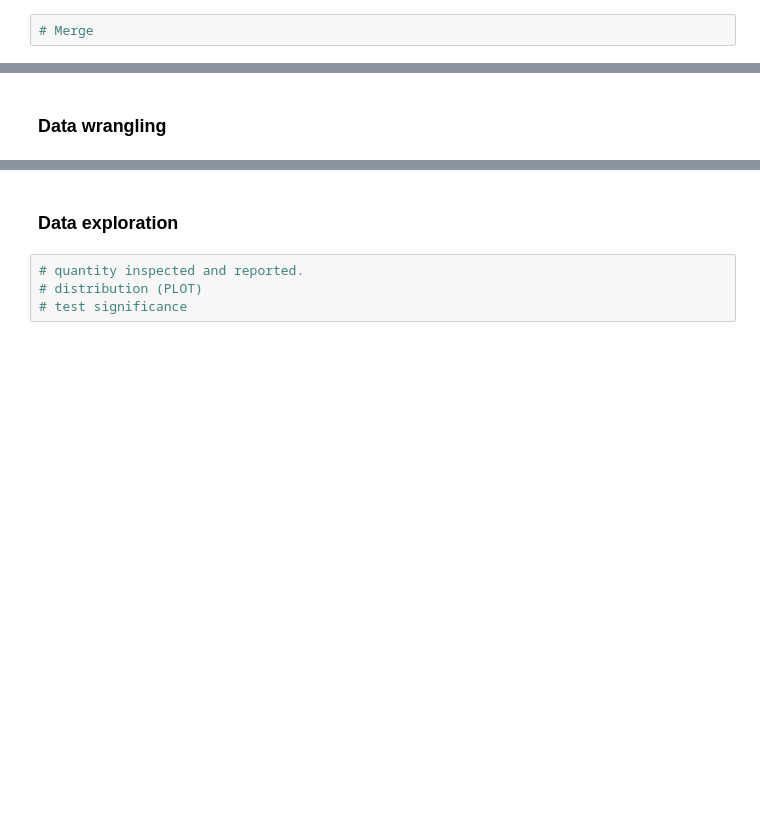
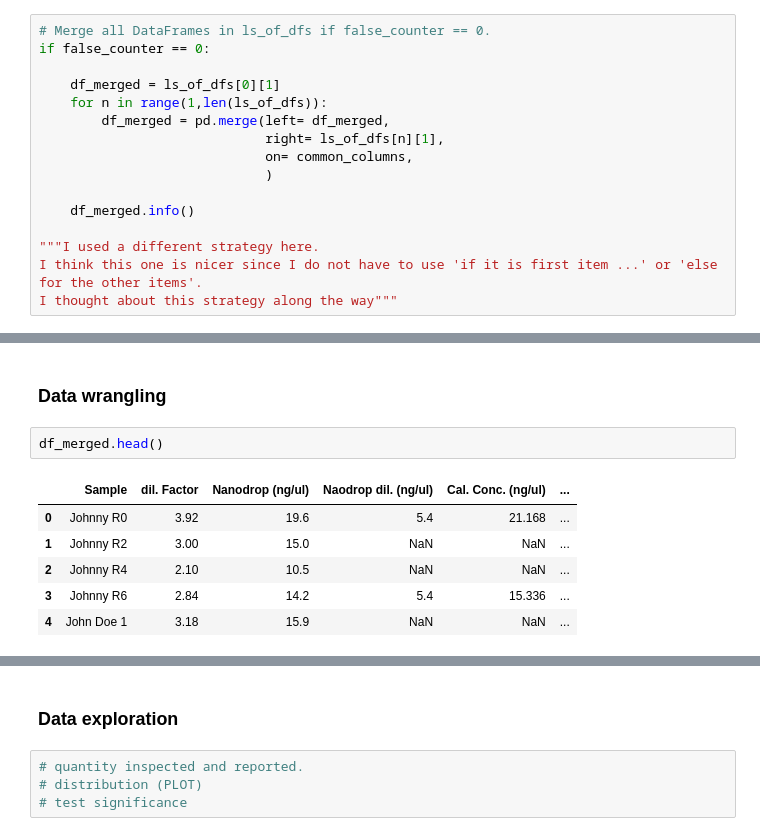
Before and after one commit to CharmingChocobo/PROG1, a Jupyter notebook: assessments/Final_assignment_ND_vs_TS.ipynb, the cells around one changed output, grey strips where cells are left out. Drawn from its saved outputs; the diff is of its cells as text; blank space fills up the shorter version.

Commit message:
Busy with data wrangling

```diff
--- a/assessments/Final_assignment_ND_vs_TS.ipynb
+++ b/assessments/Final_assignment_ND_vs_TS.ipynb
@@ -247,4 +247,18 @@ else:
 All values in the common columns are the same.
 DataFrames are ready to be merged.
 # %%
-# Merge
+# Merge all DataFrames in ls_of_dfs if false_counter == 0.
+if false_counter == 0:
+
+    df_merged = ls_of_dfs[0][1]
+    for n in range(1,len(ls_of_dfs)):
+        df_merged = pd.merge(left= df_merged,
+                             right= ls_of_dfs[n][1],
+                             on= common_columns,
+                             )
+
+    df_merged.info()
+
+"""I used a different strategy here.
+I think this one is nicer since I do not have to use 'if it is first item ...' or 'else for the other items'.
+I thought about this strategy along the way"""
@@ -251,2 +284,11 @@ DataFrames are ready to be merged.
 # %% [markdown]
 ### Data wrangling
+# %%
+df_merged.head()
+# %% [output]
+|  | Sample | dil. Factor | Nanodrop (ng/ul) | Naodrop dil. (ng/ul) | Cal. Conc. (ng/ul) | ... |
+| 0 | Johnny R0 | 3.92 | 19.6 | 5.4 | 21.168 | ... |
+| 1 | Johnny R2 | 3.00 | 15.0 | NaN | NaN | ... |
+| 2 | Johnny R4 | 2.10 | 10.5 | NaN | NaN | ... |
+| 3 | Johnny R6 | 2.84 | 14.2 | 5.4 | 15.336 | ... |
+| 4 | John Doe 1 | 3.18 | 15.9 | NaN | NaN | ... |
```
Also changed, not shown: parts of 10 cells of this notebook.
